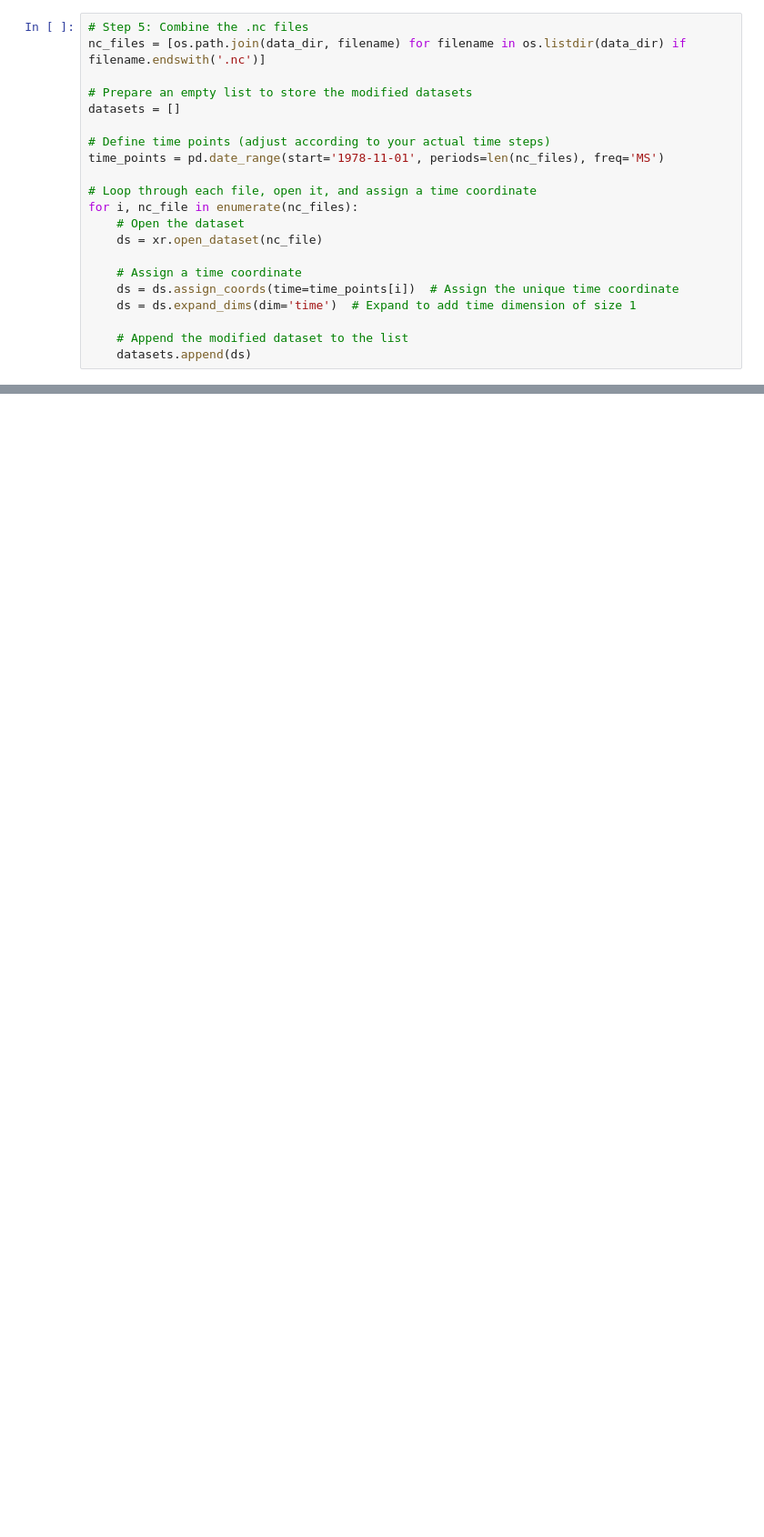
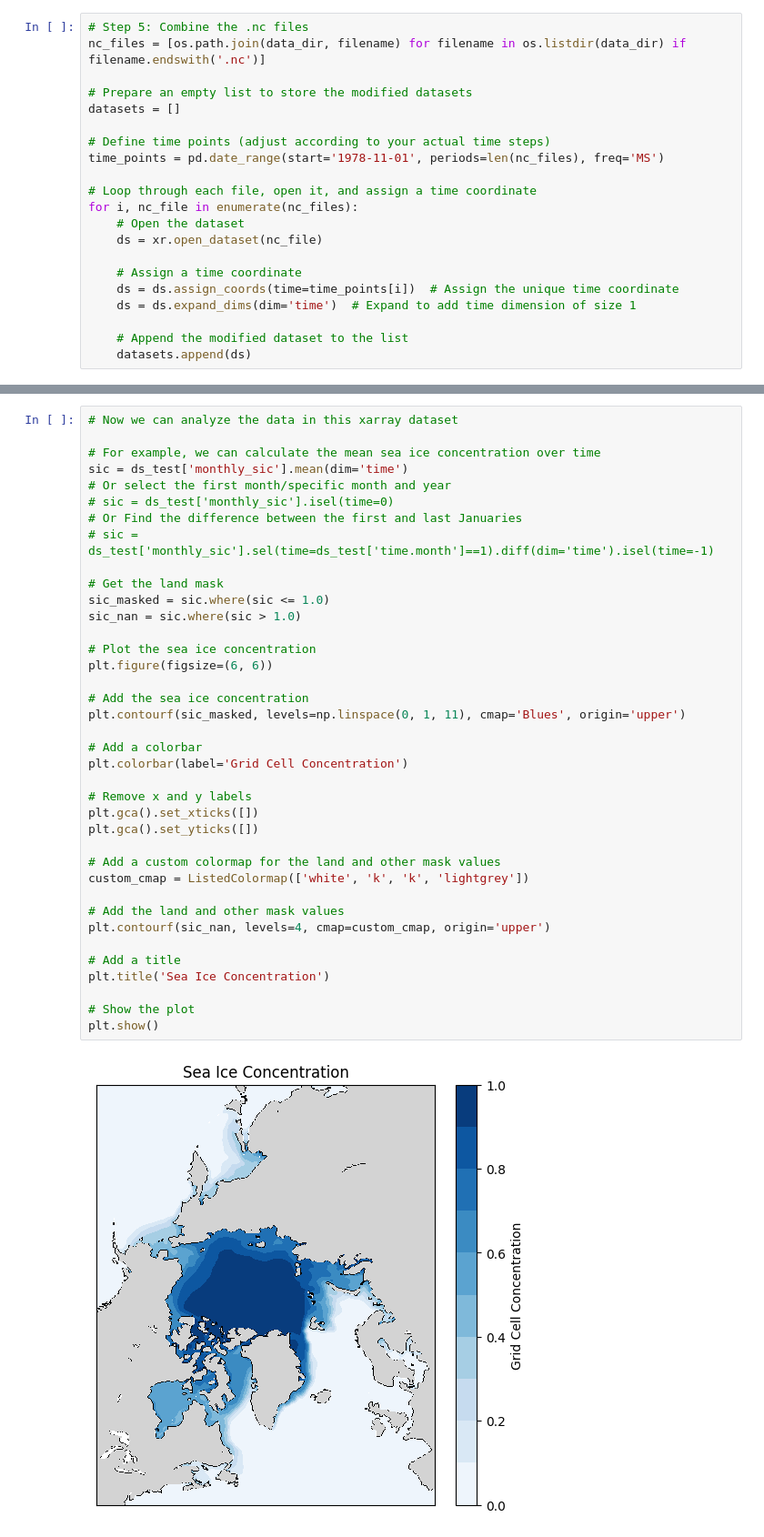
Before and after one commit to skylargale/MLGEO2024_skycgale, a Jupyter notebook: project/get_sea_ice_data.ipynb, the cells around one changed output, grey strips where cells are left out. Shown at 91% size. Cells and saved outputs as stored; diff of their text form; blank space fills up the shorter version.

```diff
--- a/project/get_sea_ice_data.ipynb
+++ b/project/get_sea_ice_data.ipynb
@@ -120,2 +118,42 @@ plt.show()
+# %%
+# Now we can analyze the data in this xarray dataset
+
+# For example, we can calculate the mean sea ice concentration over time
+sic = ds_test['monthly_sic'].mean(dim='time')
+# Or select the first month/specific month and year
+# sic = ds_test['monthly_sic'].isel(time=0)
+# Or Find the difference between the first and last Januaries
+# sic = ds_test['monthly_sic'].sel(time=ds_test['time.month']==1).diff(dim='time').isel(time=-1)
+
+# Get the land mask
+sic_masked = sic.where(sic <= 1.0)
+sic_nan = sic.where(sic > 1.0)
+
+# Plot the sea ice concentration
+plt.figure(figsize=(6, 6))
+
+# Add the sea ice concentration
+plt.contourf(sic_masked, levels=np.linspace(0, 1, 11), cmap='Blues', origin='upper')
+
+# Add a colorbar
+plt.colorbar(label='Grid Cell Concentration')
+
+# Remove x and y labels
+plt.gca().set_xticks([])
+plt.gca().set_yticks([])
+
+# Add a custom colormap for the land and other mask values
+custom_cmap = ListedColormap(['white', 'k', 'k', 'lightgrey'])
+
+# Add the land and other mask values
+plt.contourf(sic_nan, levels=4, cmap=custom_cmap, origin='upper')
+
+# Add a title
+plt.title('Sea Ice Concentration')
+
+# Show the plot
+plt.show()
+# %% [output]
+[figure, added]
 # %%
 # We can also calculate the annual mean sea ice concentration
```
Also changed, not shown: parts of 7 cells of this notebook, 3 other files.
